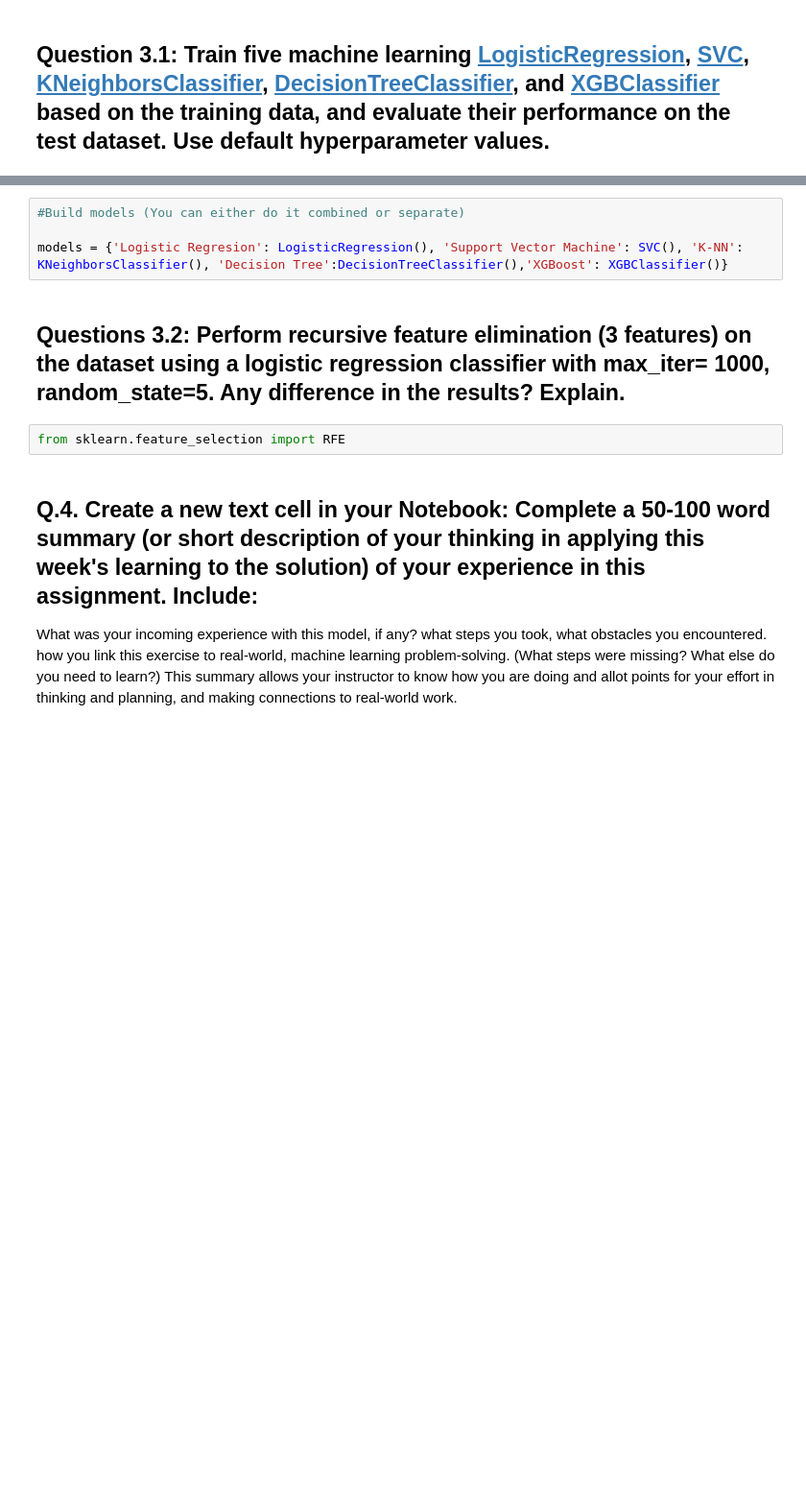
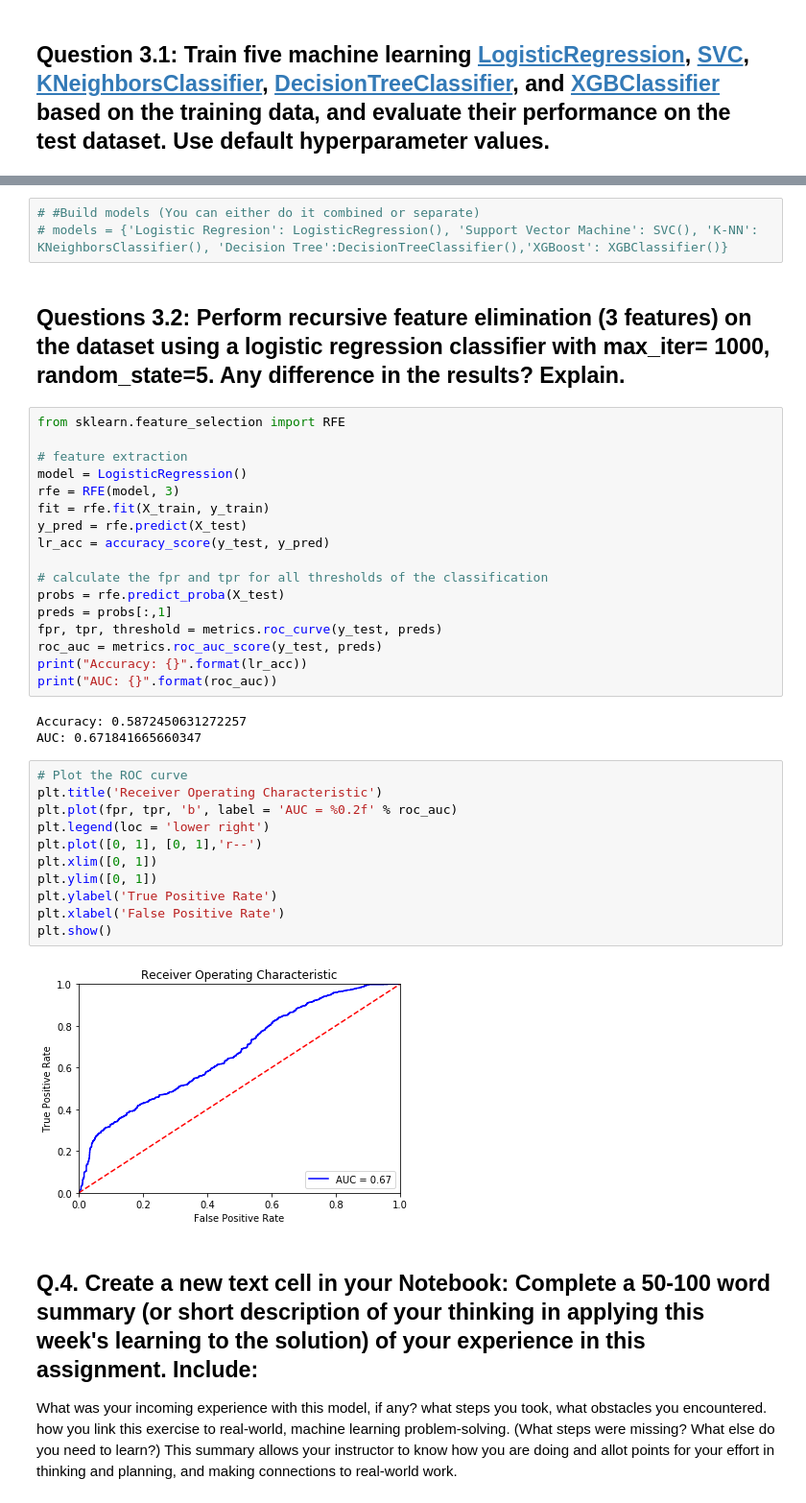
Before and after one commit to rodolfolermacontreras/ML_1_Assignment_5_Reall, a Jupyter notebook: Mlearn510-Lesson5-Rodolfo_Lerma.ipynb, the cells around one changed output, grey strips where cells are left out. Shown at 96% size. Cells and saved outputs as stored; diff of their text form; blank space fills up the shorter version.

```diff
--- a/Mlearn510-Lesson5-Rodolfo_Lerma.ipynb
+++ b/Mlearn510-Lesson5-Rodolfo_Lerma.ipynb
@@ -200,11 +364,41 @@ from sklearn.metrics import confusion_matrix
 # %%
-#Build models (You can either do it combined or separate)
-
-models = {'Logistic Regresion': LogisticRegression(), 'Support Vector Machine': SVC(), 'K-NN': KNeighborsClassifier(), 'Decision Tree':DecisionTreeClassifier(),'XGBoost': XGBClassifier()}
+# #Build models (You can either do it combined or separate)
+# models = {'Logistic Regresion': LogisticRegression(), 'Support Vector Machine': SVC(), 'K-NN': KNeighborsClassifier(), 'Decision Tree':DecisionTreeClassifier(),'XGBoost': XGBClassifier()}
 # %% [markdown]
 ## Questions 3.2:  Perform recursive feature elimination (3 features) on the dataset using a logistic regression classifier with max_iter= 1000, random_state=5.  Any difference in the results? Explain.
-# %%
-from sklearn.feature_selection import RFE
+# %%
+from sklearn.feature_selection import RFE
+
+# feature extraction
+model = LogisticRegression()
+rfe = RFE(model, 3)
+fit = rfe.fit(X_train, y_train)
+y_pred = rfe.predict(X_test)
+lr_acc = accuracy_score(y_test, y_pred)
+
+# calculate the fpr and tpr for all thresholds of the classification
+probs = rfe.predict_proba(X_test)
+preds = probs[:,1]
+fpr, tpr, threshold = metrics.roc_curve(y_test, preds)
+roc_auc = metrics.roc_auc_score(y_test, preds)
+print("Accuracy: {}".format(lr_acc))
+print("AUC: {}".format(roc_auc))
+# %% [output]
+Accuracy: 0.5872450631272257
+AUC: 0.671841665660347
+# %%
+# Plot the ROC curve
+plt.title('Receiver Operating Characteristic')
+plt.plot(fpr, tpr, 'b', label = 'AUC = %0.2f' % roc_auc)
+plt.legend(loc = 'lower right')
+plt.plot([0, 1], [0, 1],'r--')
+plt.xlim([0, 1])
+plt.ylim([0, 1])
+plt.ylabel('True Positive Rate')
+plt.xlabel('False Positive Rate')
+plt.show()
+# %% [output]
+[figure, added]
 # %% [markdown]
 ## Q.4. Create a new text cell in your Notebook: Complete a 50-100 word summary (or short description of your thinking in applying this week's learning to the solution) of your experience in this assignment. Include:
 What was your incoming experience with this model, if any? what steps you took, what obstacles you encountered. how you link this exercise to real-world, machine learning problem-solving. (What steps were missing? What else do you need to learn?) This summary allows your instructor to know how you are doing and allot points for your effort in thinking and planning, and making connections to real-world work.
```
Also changed, not shown: parts of 16 cells of this notebook.
